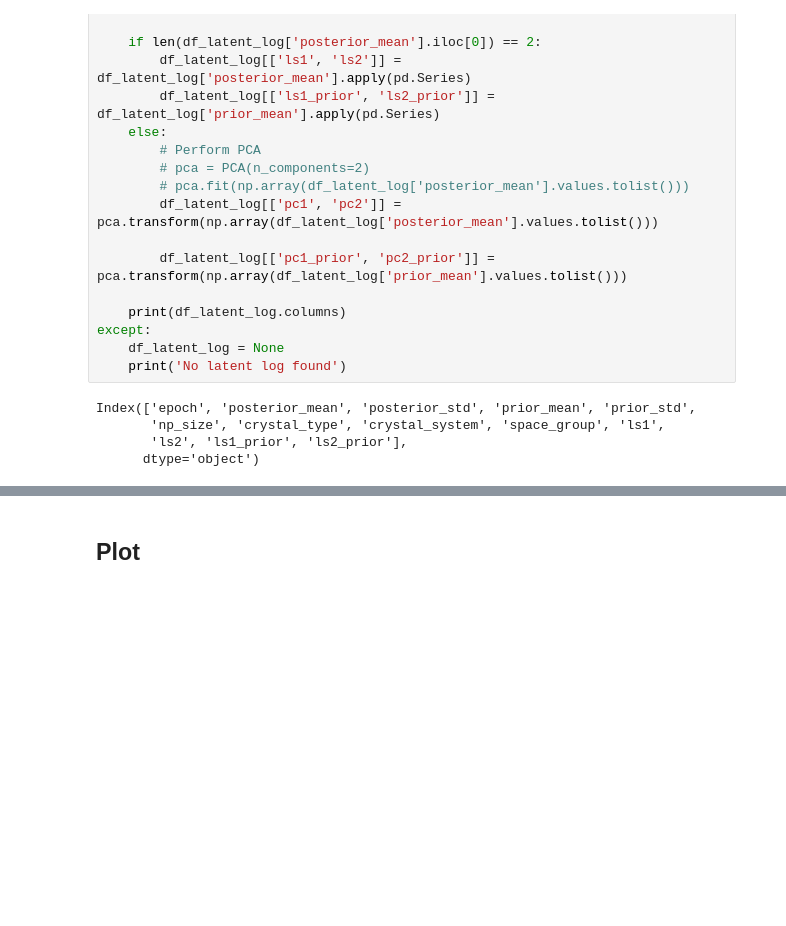
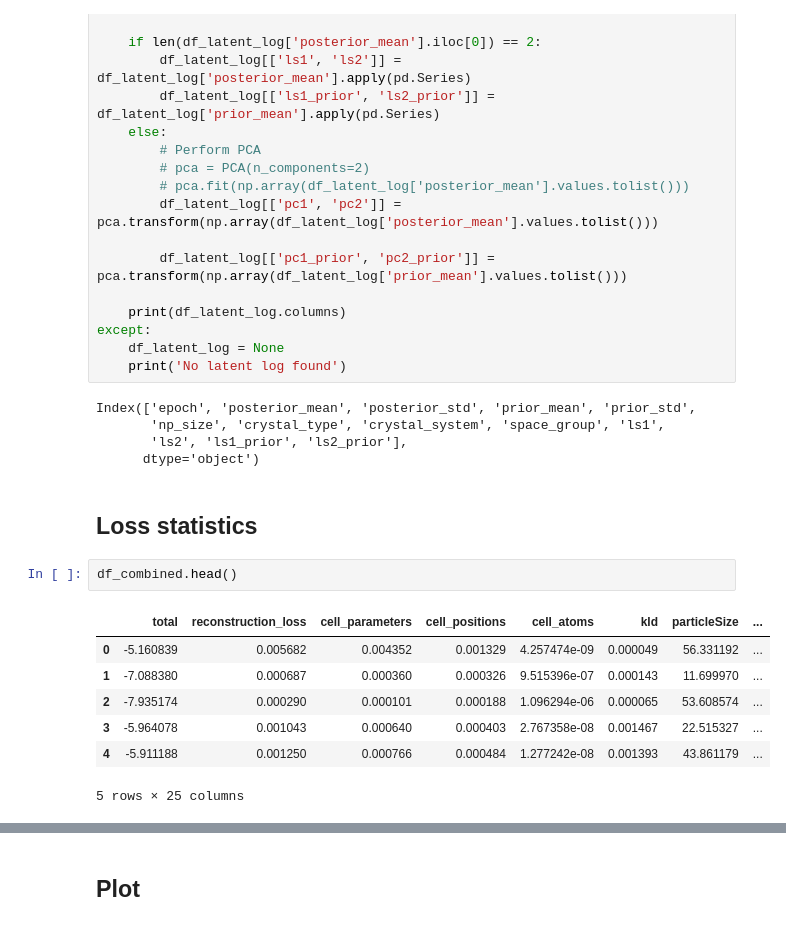
Before and after one commit to UlrikFriisJensen/ToSCA, a Jupyter notebook: plotting_notebook.ipynb, the cells around one changed output, grey strips where cells are left out. Saved outputs shown, nothing was run; the diff lists cells and outputs as text; blank space fills up the shorter version.

```diff
--- a/plotting_notebook.ipynb
+++ b/plotting_notebook.ipynb
@@ -240,3 +255,15 @@ Index(['epoch', 'posterior_mean', 'posterior_std', 'prior_mean', 'prior_std',
        'np_size', 'crystal_type', 'crystal_system', 'space_group', 'ls1',
        'ls2', 'ls1_prior', 'ls2_prior'],
       dtype='object')
+# %% [markdown]
+## Loss statistics
+# %%
+df_combined.head()
+# %% [output]
+|  | total | reconstruction_loss | cell_parameters | cell_positions | cell_atoms | kld | particleSize | ... |
+| 0 | -5.160839 | 0.005682 | 0.004352 | 0.001329 | 4.257474e-09 | 0.000049 | 56.331192 | ... |
+| 1 | -7.088380 | 0.000687 | 0.000360 | 0.000326 | 9.515396e-07 | 0.000143 | 11.699970 | ... |
+| 2 | -7.935174 | 0.000290 | 0.000101 | 0.000188 | 1.096294e-06 | 0.000065 | 53.608574 | ... |
+| 3 | -5.964078 | 0.001043 | 0.000640 | 0.000403 | 2.767358e-08 | 0.001467 | 22.515327 | ... |
+| 4 | -5.911188 | 0.001250 | 0.000766 | 0.000484 | 1.277242e-08 | 0.001393 | 43.861179 | ... |
+5 rows × 25 columns
```
Also changed, not shown: parts of 24 cells of this notebook, 1 other file.
